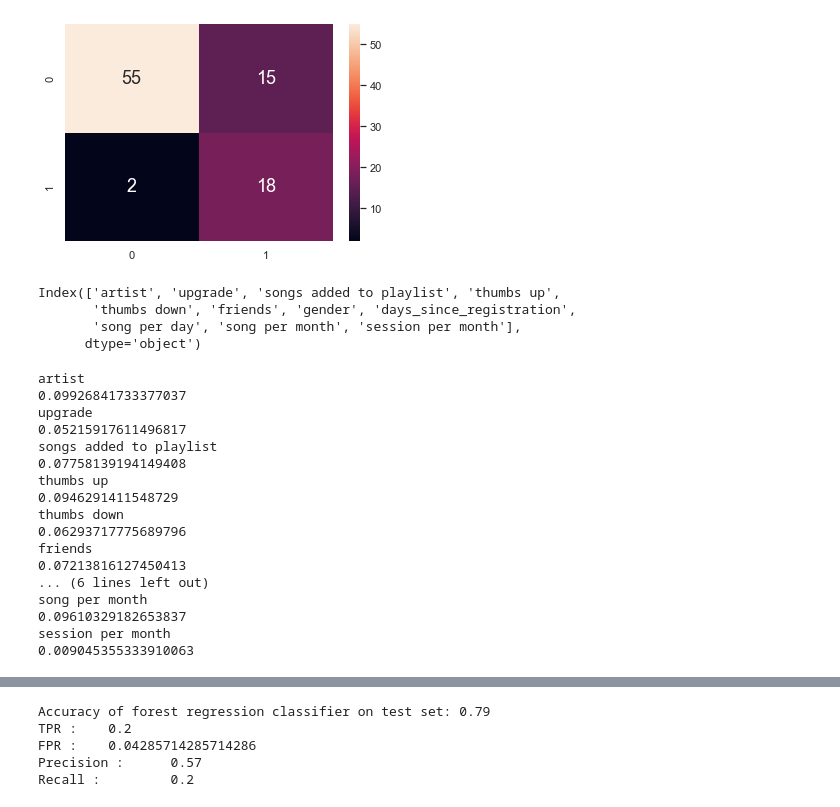
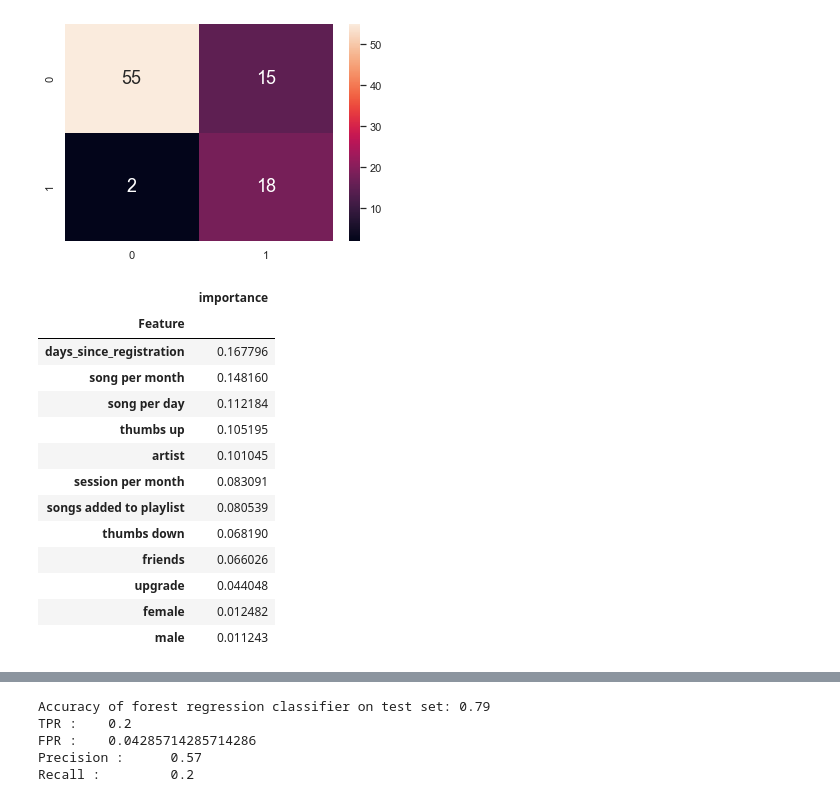
Before and after one commit to AloysiusTan/SC1015-MiniProject, a Jupyter notebook: Main Code - Sparkify Churn Data.ipynb, the cells around one changed output, grey strips where cells are left out. Saved outputs shown, nothing was run; the diff lists cells and outputs as text; code cells hidden in the pictures.

```diff
--- a/Main Code - Sparkify Churn Data.ipynb
+++ b/Main Code - Sparkify Churn Data.ipynb
@@ -1870,35 +1887,23 @@ Recall :         0.9
 rfc = model_RFC["model"]
 # %%
 importance = rfc.feature_importances_
-# %%
-X2_train.columns
-# %% [output]
-Index(['artist', 'upgrade', 'songs added to playlist', 'thumbs up',
-       'thumbs down', 'friends', 'gender', 'days_since_registration',
-       'song per day', 'song per month', 'session per month'],
-      dtype='object')
-# %%
-for i in range(11):
-    print(X2_train.columns[i])
-    print(importance[i])
-# %% [output]
-artist
-0.09926841733377037
-upgrade
-0.05215917611496817
-songs added to playlist
-0.07758139194149408
-thumbs up
-0.0946291411548729
-thumbs down
-0.06293717775689796
-friends
-0.07213816127450413
-... (6 lines left out)
-song per month
-0.09610329182653837
-session per month
-0.009045355333910063
+# %%
+pd.DataFrame({"Feature":X1_train.columns,"importance":importance}).set_index("Feature").sort_values("importance",ascending=False)
+# %% [output]
+|  | importance |
+| Feature |  |
+| days_since_registration | 0.167796 |
+| song per month | 0.148160 |
+| song per day | 0.112184 |
+| thumbs up | 0.105195 |
+| artist | 0.101045 |
+| session per month | 0.083091 |
+| songs added to playlist | 0.080539 |
+| thumbs down | 0.068190 |
+| friends | 0.066026 |
+| upgrade | 0.044048 |
+| female | 0.012482 |
+| male | 0.011243 |
 # %%
 #Attempt 1: change max_depth
 model = Pipeline([('preprocessor', preprocessor),('model', RandomForestClassifier(max_depth = 1))])
```
Also changed, not shown: parts of 10 cells of this notebook.
